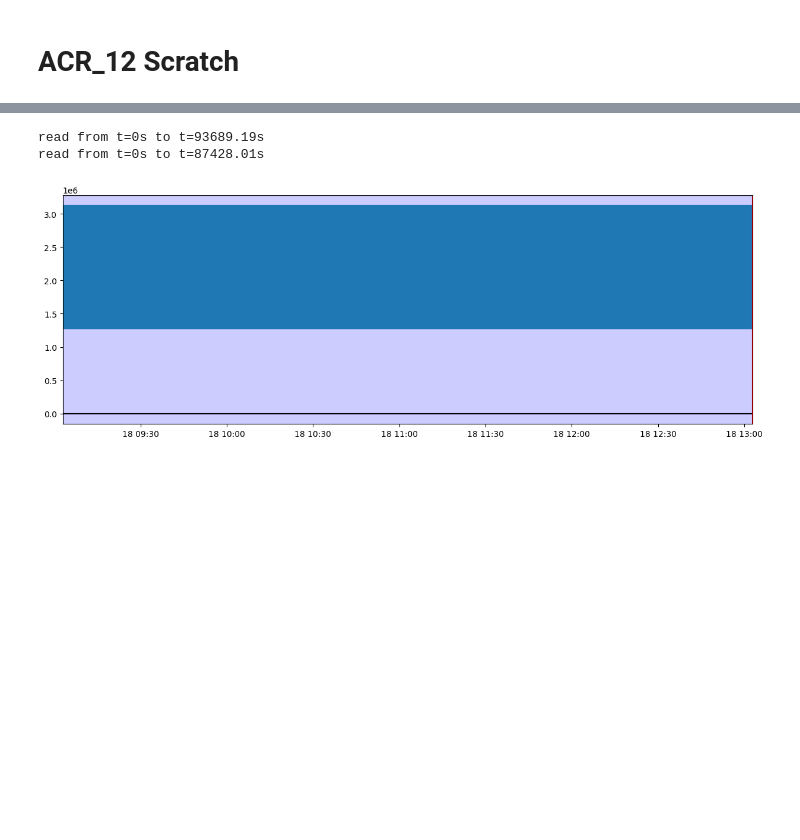
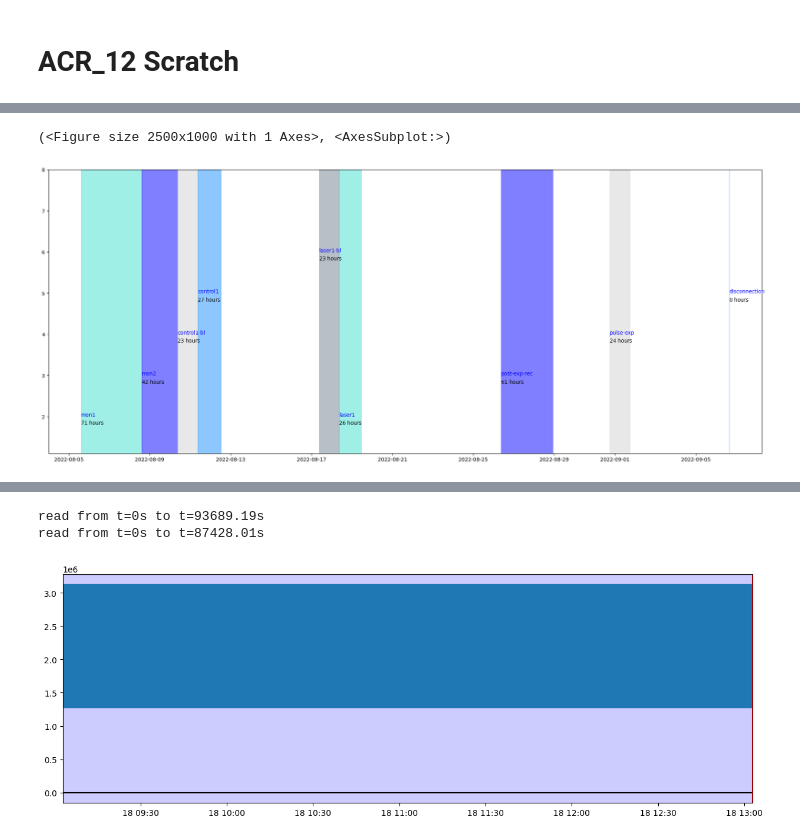
Before and after one commit to kortdriessen/acr, a Jupyter notebook: notebooks/scratch.ipynb, the cells around one changed output, grey strips where cells are left out. Cells and saved outputs as stored; diff of their text form; code cells hidden in the pictures; blank space fills up the shorter version.

```diff
--- a/notebooks/scratch.ipynb
+++ b/notebooks/scratch.ipynb
@@ -27,0 +66,5 @@ ModuleNotFoundError: No module named 'acr.subjects'
+# %%
+aip.data_range_plot('ACR_12')
+# %% [output]
+(<Figure size 2500x1000 with 1 Axes>, <AxesSubplot:>)
+[figure, added]
```
Also changed, not shown: parts of 6 cells of this notebook, 4 other files.
